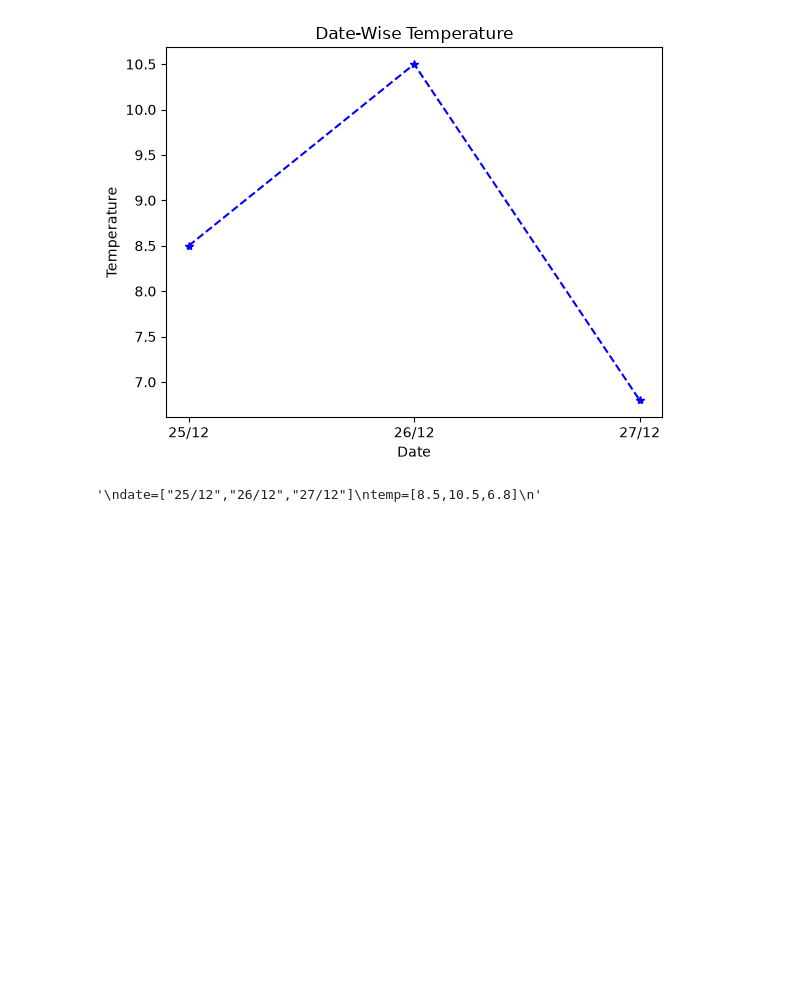
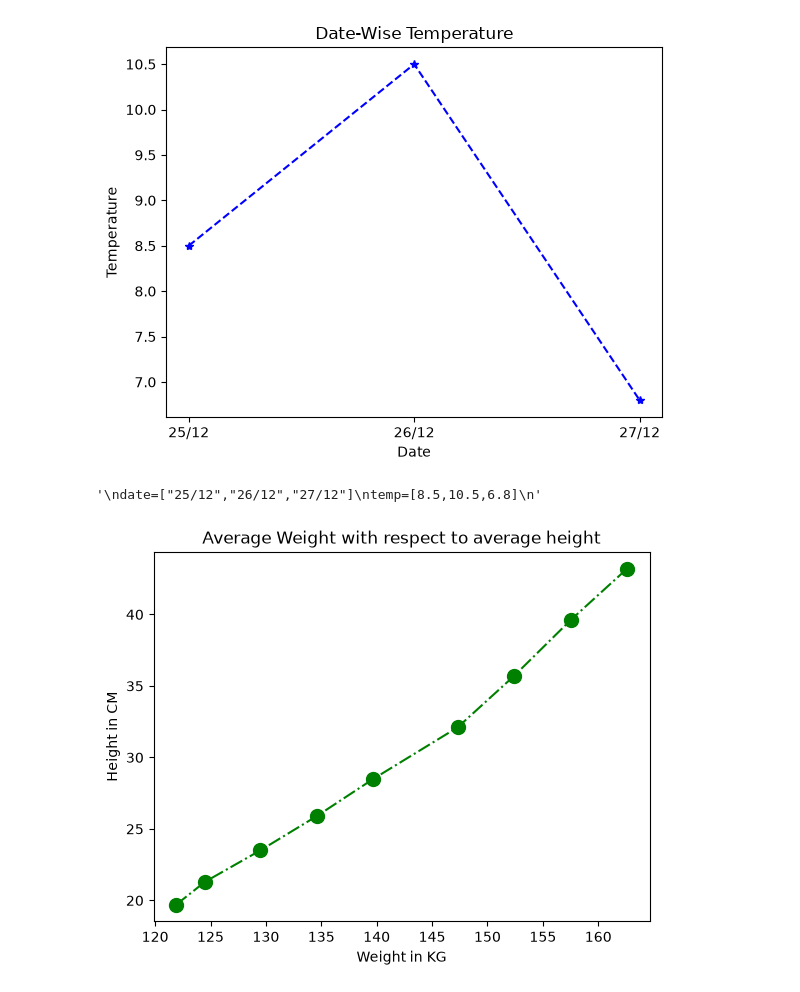
Before and after one commit to SuperSajid/SBA-386, a Jupyter notebook: SBA.ipynb, the cells around one changed output. Saved outputs shown, nothing was run; the diff lists cells and outputs as text; code cells hidden in the pictures; blank space fills up the shorter version.

```diff
--- a/SBA.ipynb
+++ b/SBA.ipynb
@@ -254,6 +256,20 @@ temp=[8.5,10.5,6.8]
 # %%
 
 ''' DataSet
 height=[121.9,124.5,129.5,134.6,139.7,147.3,152.4,157.5,162.6]
 weight=[19.7,21.3,23.5,25.9,28.5,32.1,35.7,39.6,43.2]
 '''
+
+#using np.array as per class notes
+x = np.array([121.9,124.5,129.5,134.6,139.7,147.3,152.4,157.5,162.6])
+y = np.array([19.7,21.3,23.5,25.9,28.5,32.1,35.7,39.6,43.2])
+
+plt.plot(x,y, linestyle ='-.', color='green', marker='o', markersize='10') # Line specifications provided
+
+plt.title('Average Weight with respect to average height')
+plt.xlabel('Weight in KG')
+plt.ylabel('Height in CM')
+
+plt.show()
+# %% [output]
+[figure, added]
```
Also changed, not shown: parts of 1 cell of this notebook.
